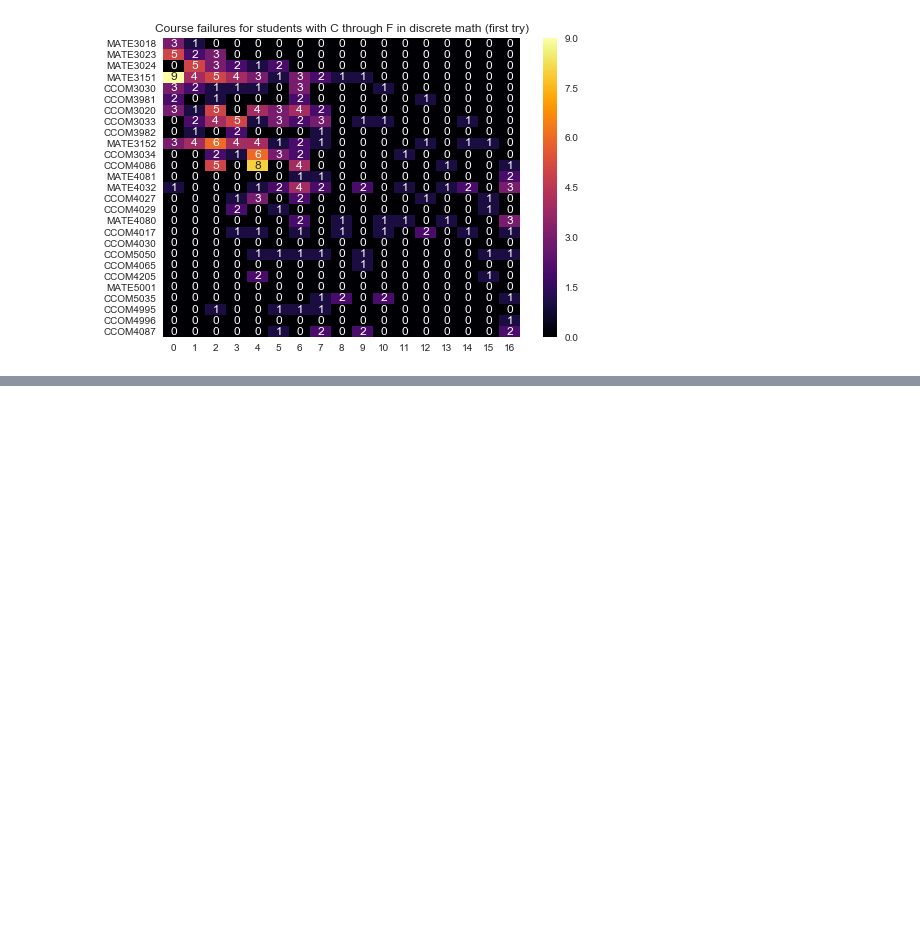
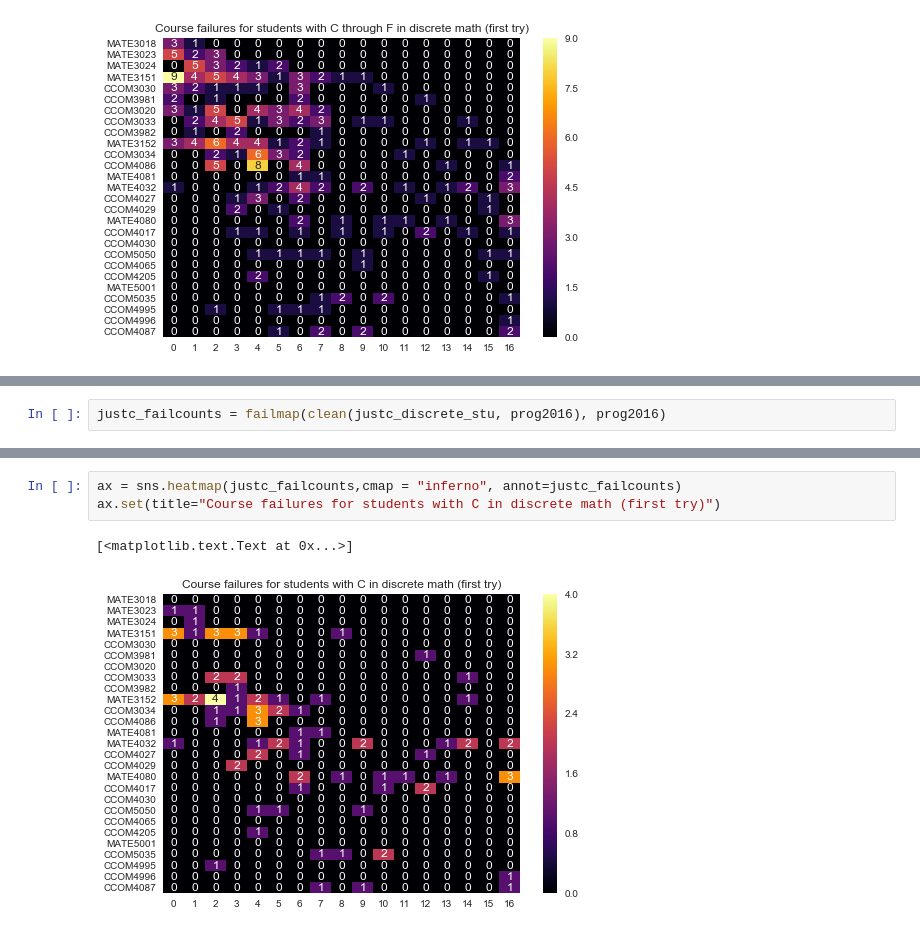
Before and after one commit to humberto-ortiz/stumap, a Jupyter notebook: stumap.ipynb, the cells around one changed output, grey strips where cells are left out. Saved outputs shown, nothing was run; the diff lists cells and outputs as text; blank space fills up the shorter version.

```diff
--- a/stumap.ipynb
+++ b/stumap.ipynb
@@ -430,0 +433,2 @@ ax.set(title="Course failures for students with C through F in discrete math (fi
+# %%
+justc_failcounts = failmap(clean(justc_discrete_stu, prog2016), prog2016)
@@ -430,0 +439,6 @@ ax.set(title="Course failures for students with C through F in discrete math (fi
+# %%
+ax = sns.heatmap(justc_failcounts,cmap = "inferno", annot=justc_failcounts)
+ax.set(title="Course failures for students with C in discrete math (first try)")
+# %% [output]
+[<matplotlib.text.Text at 0x...>]
+[figure, added]
```
Also changed, not shown: parts of 2 cells of this notebook.
